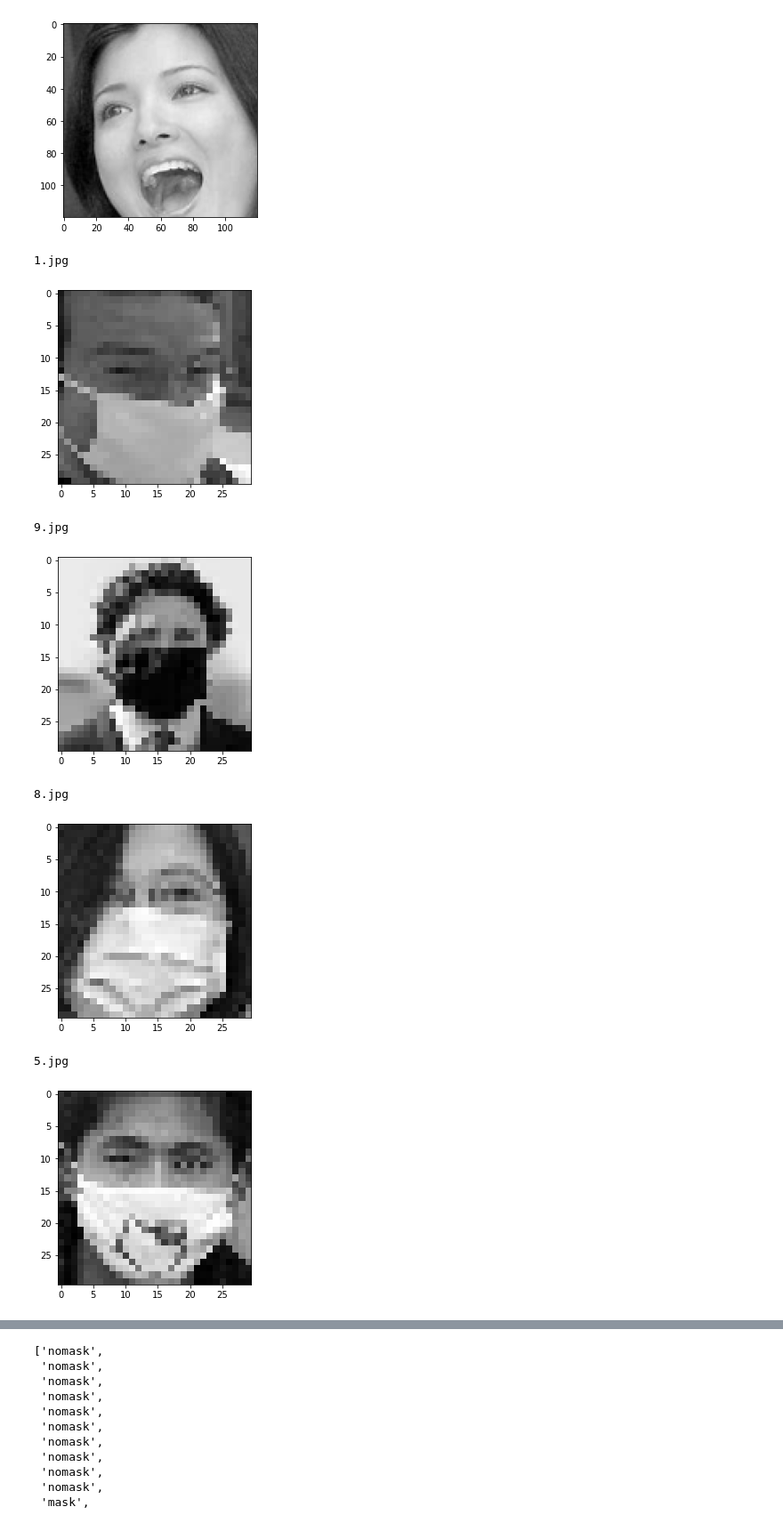
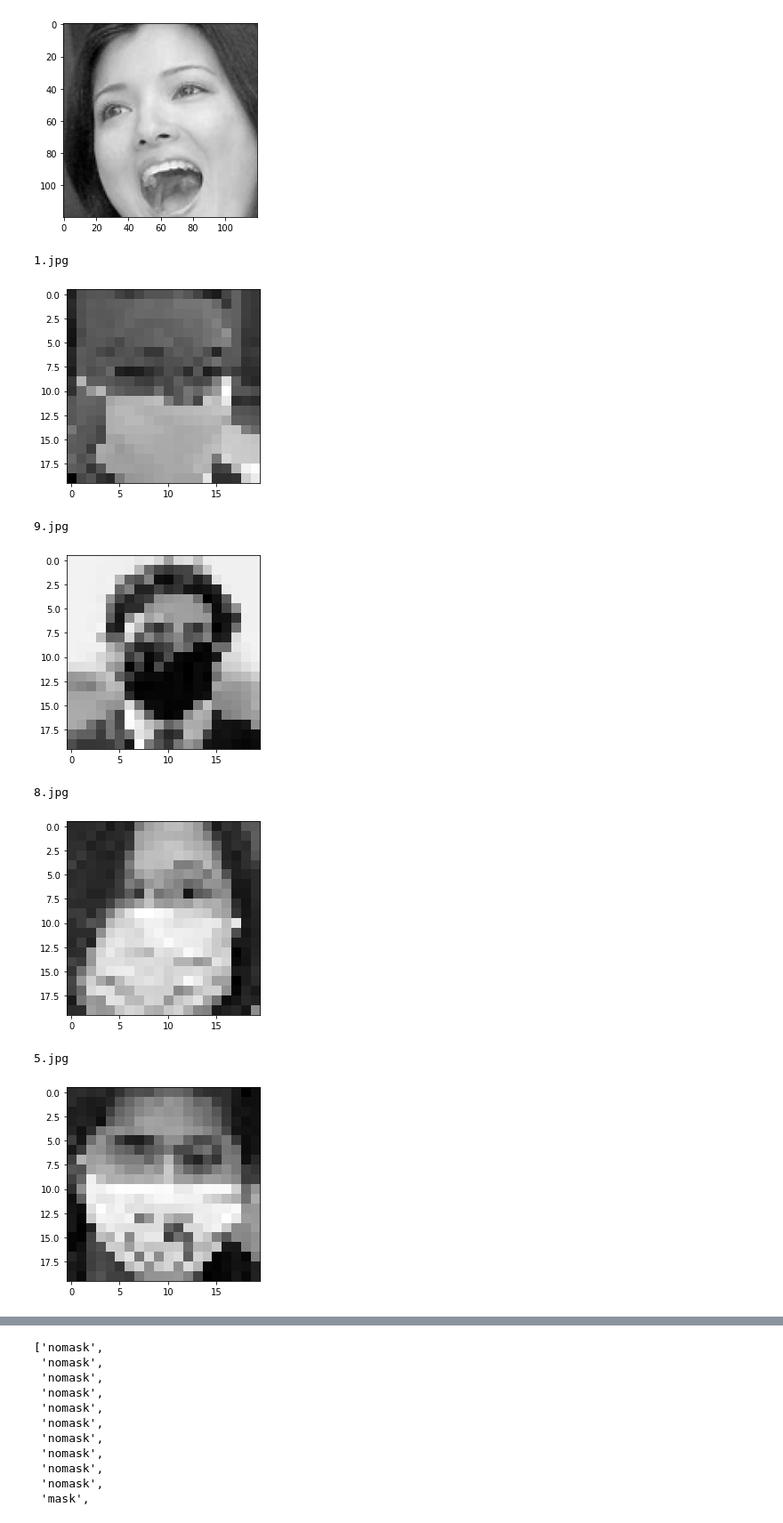
Before and after one commit to lisaong/stackup-workshops, a Jupyter notebook: mask-or-not/mask_or_not.ipynb, the cells around one changed output, grey strips where cells are left out. Shown at 89% size. Cells and saved outputs as stored; diff of their text form; code cells hidden in the pictures.

```diff
--- a/mask-or-not/mask_or_not.ipynb
+++ b/mask-or-not/mask_or_not.ipynb
@@ -108,22 +108,22 @@ crop_face(face_cascade, eye_cascade, './data/no_mask/1.jpg');
 # %%
 def get_image_data(label):
   images = []
   for path in Path(f'./data/{label}').rglob('*.jpg'):
     print(path.name)
     images.append(np.array(crop_face(face_cascade, eye_cascade,
                                      f'./data/{label}/{path.name}',
-                                     output_size=(30, 30))))
+                                     output_size=(20, 20))))
   return np.array(images)
 
 images_mask = get_image_data('mask')
 images_mask.shape
 # %% [output]
 1.jpg
-[figure, old version]
+[figure, new version]
 9.jpg
-[figure, old version]
+[figure, new version]
 8.jpg
-[figure, old version]
+[figure, new version]
 5.jpg
-[figure, old version]
+[figure, new version]
 6.jpg
```
Also changed, not shown: parts of 19 cells of this notebook.
